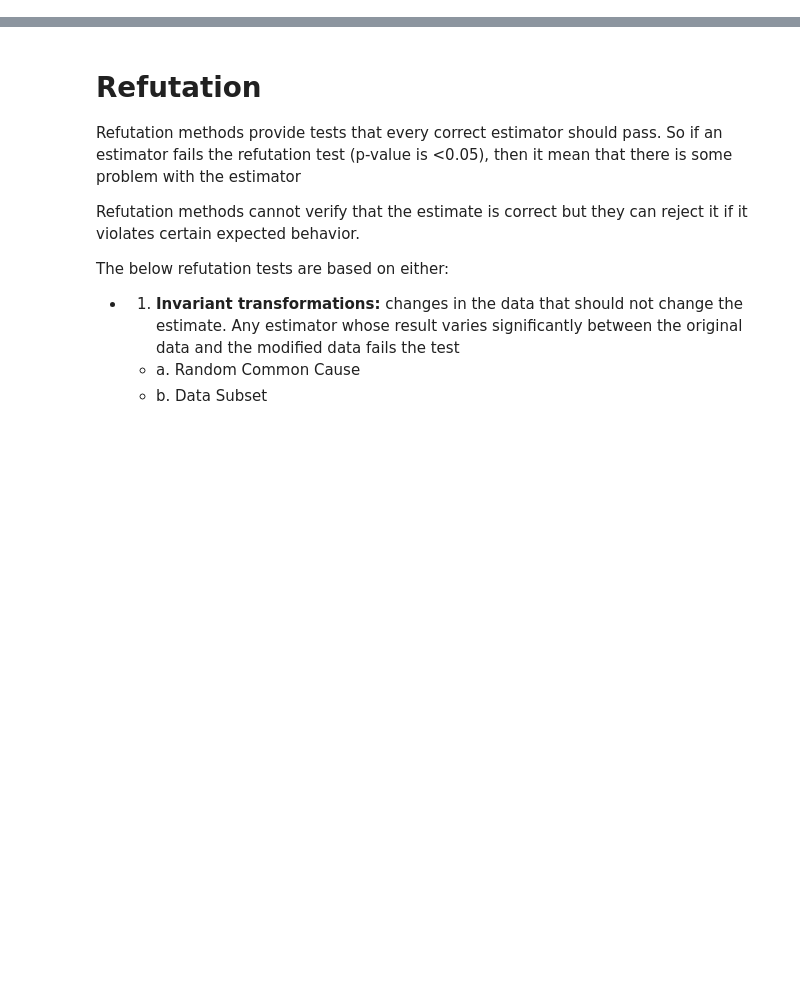
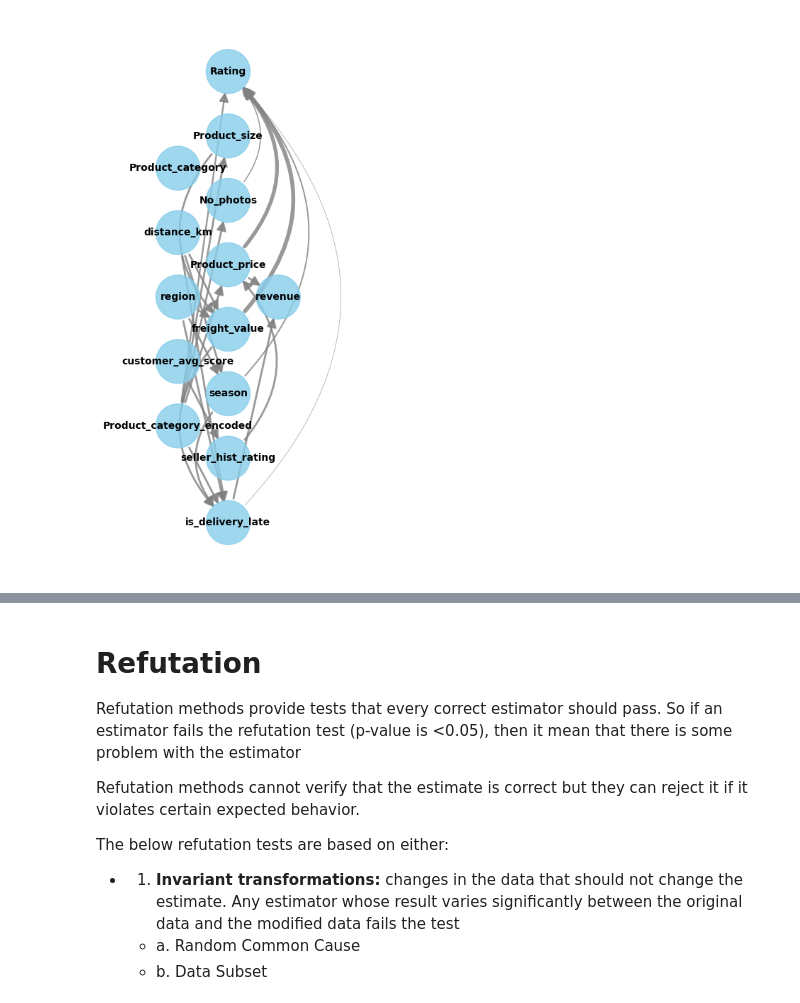
Before and after one commit to juanpi19/causal-inference-marketplace, a Jupyter notebook: notebooks/model-development.ipynb, the cells around one changed output, grey strips where cells are left out. Saved outputs shown, nothing was run; the diff lists cells and outputs as text; code cells hidden in the pictures; blank space fills up the shorter version.

```diff
--- a/notebooks/model-development.ipynb
+++ b/notebooks/model-development.ipynb
@@ -253,0 +334,5 @@ print(causal_estimate.value)
+# %%
+arrow_strengths_mpg = gcm.arrow_strength(causal_model, target_node='Rating')
+gcm.util.plot(causal_model.graph, causal_strengths=arrow_strengths_mpg)
+# %% [output]
+[figure, added]
```
Also changed, not shown: parts of 32 cells of this notebook.
